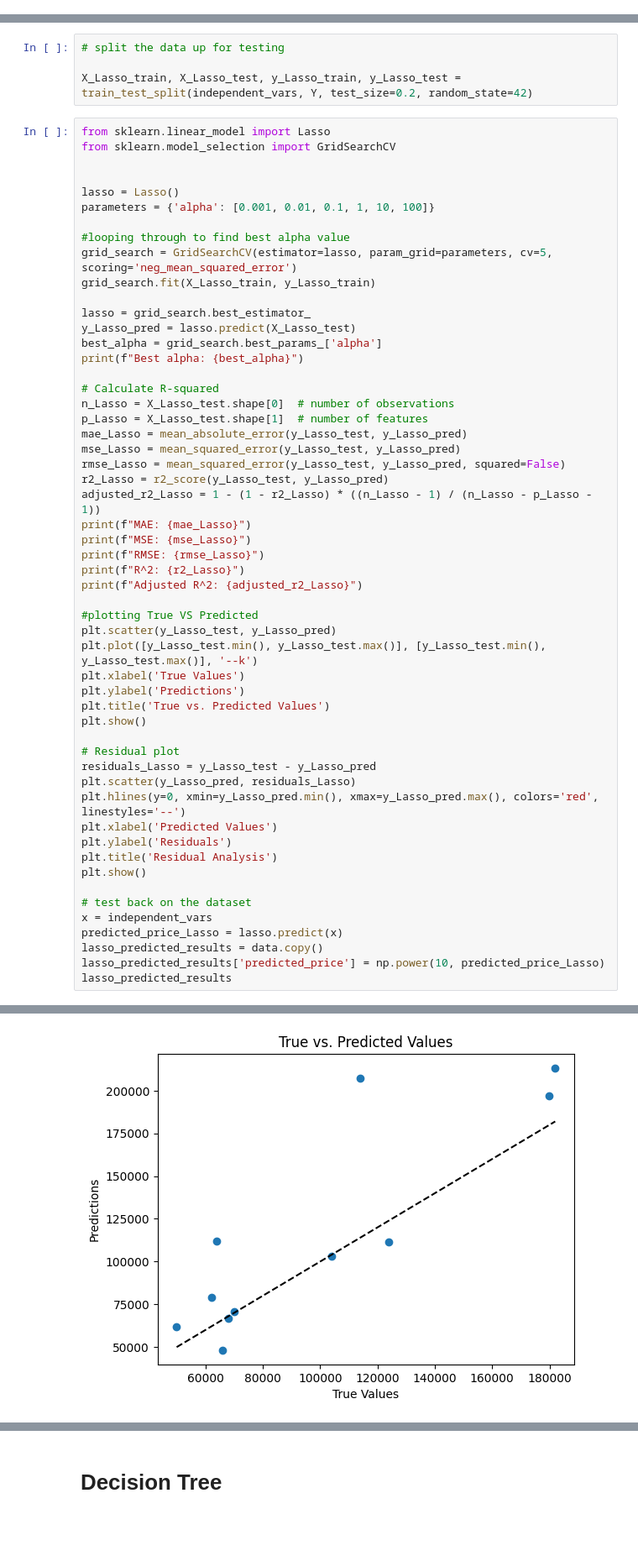
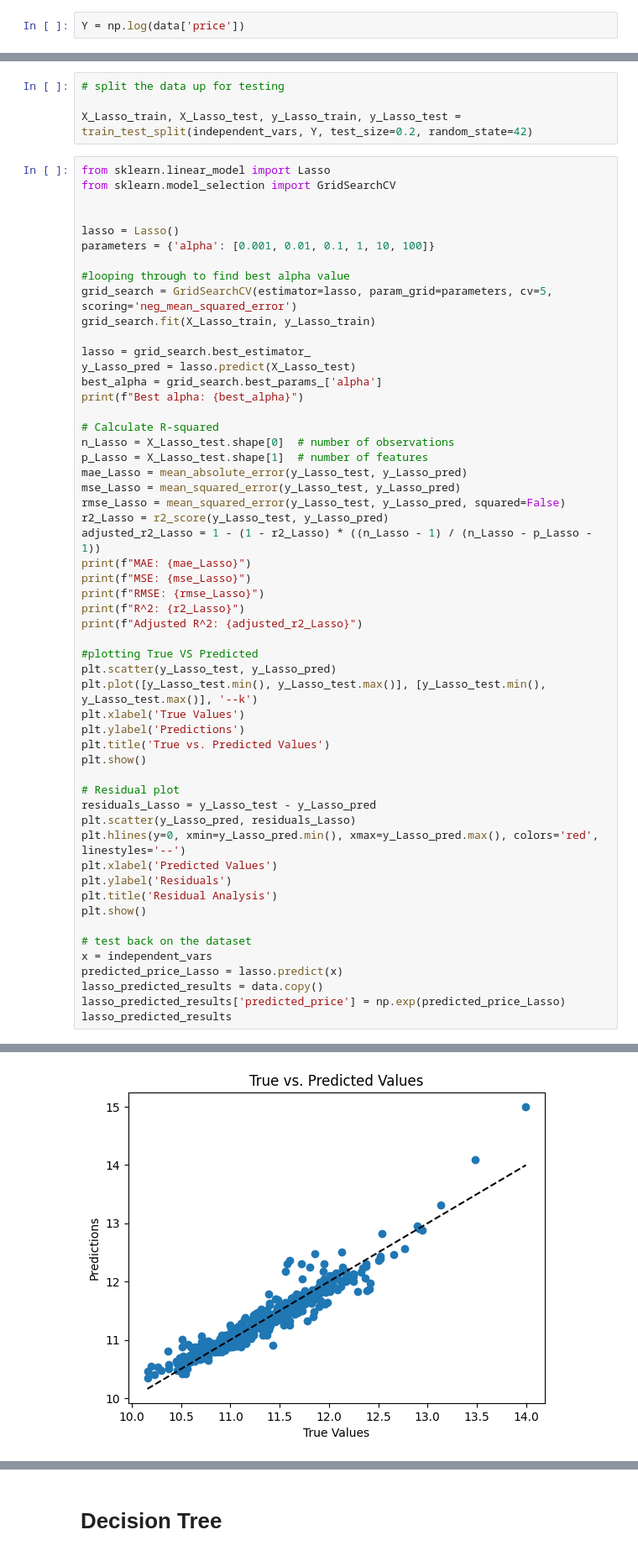
Before and after one commit to koiljat/IS3107_Group32, a Jupyter notebook: Script Dump/ml_pipeline.ipynb, the cells around one changed output, grey strips where cells are left out. Shown: that part at 84% size. Drawn from its saved outputs; the diff is of its cells as text; blank space fills up the shorter version.

```diff
--- a/Script Dump/ml_pipeline.ipynb
+++ b/Script Dump/ml_pipeline.ipynb
@@ -442,3 +429,5 @@ Index(['owners', 'eng_cap', 'mileage', 'power', 'coe_left', 'model_seats',
+# %%
+Y = np.log(data['price'])
 # %% [markdown]
 # Linear Regression
 # %%
@@ -574,6 +559,6 @@ plt.show()
 x = independent_vars
 predicted_price_Lasso = lasso.predict(x)
 lasso_predicted_results = data.copy()
-lasso_predicted_results['predicted_price'] = np.power(10, predicted_price_Lasso)
+lasso_predicted_results['predicted_price'] = np.exp(predicted_price_Lasso)
 lasso_predicted_results
 # %% [output]
@@ -586 +571 @@ Adjusted R^2: 1.6627742113381405
-[figure, old version]
+[figure, new version]
```
Also changed, not shown: parts of 24 cells of this notebook, 5 other files.
